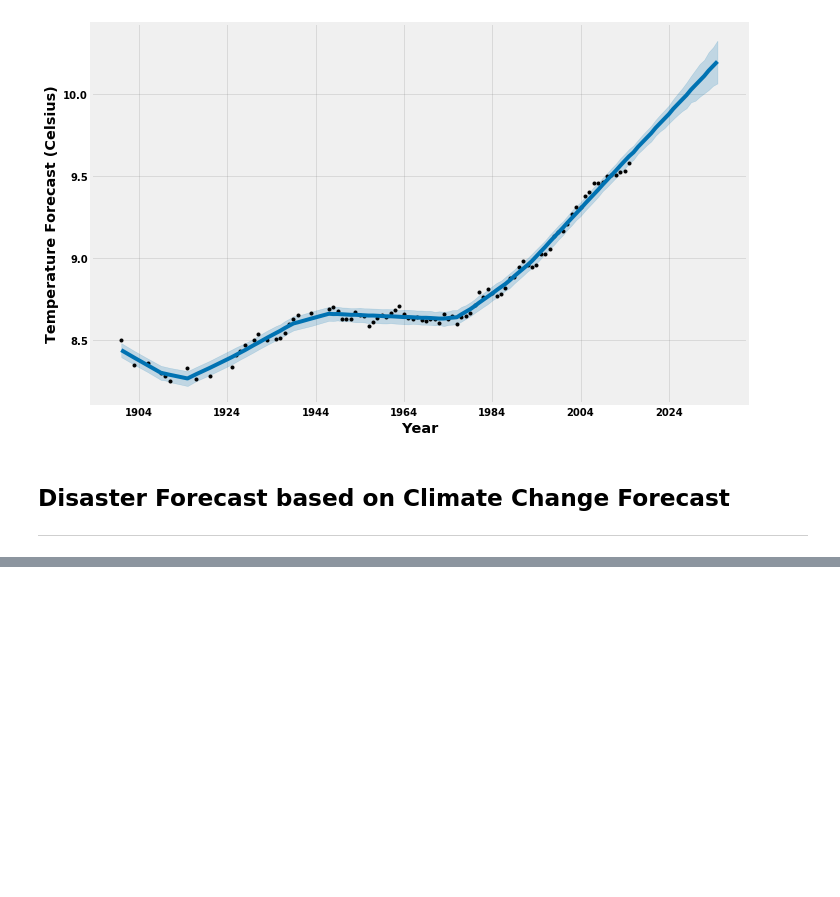
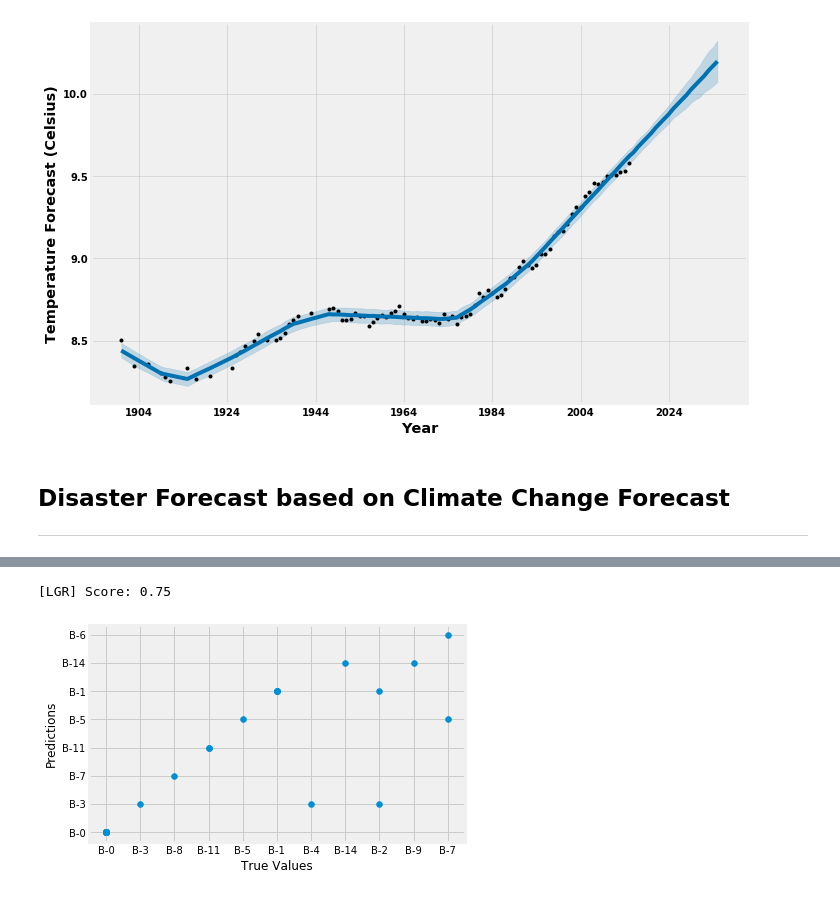
Before and after one commit to wali-ku/Project-731, a Jupyter notebook: notebooks/disasters.ipynb, the cells around one changed output, grey strips where cells are left out. Drawn from its saved outputs; the diff is of its cells as text; code cells hidden in the pictures; blank space fills up the shorter version.

```diff
--- a/notebooks/disasters.ipynb
+++ b/notebooks/disasters.ipynb
@@ -288,0 +353,14 @@ df_train.describe ()
+# %%
+classifier = 'LGR'
+
+m = LogisticRegression ().fit (features, labels)
+print '[%s] Score:' % (classifier), round (m.score (X_test, y_test), 3)
+
+predictions = m.predict (X_test)
+plt.scatter (y_test, predictions)
+plt.xlabel('True Values')
+plt.ylabel('Predictions')
+plt.show ()
+# %% [output]
+[LGR] Score: 0.75
+[figure, added]
```
Also changed, not shown: parts of 10 cells of this notebook.
